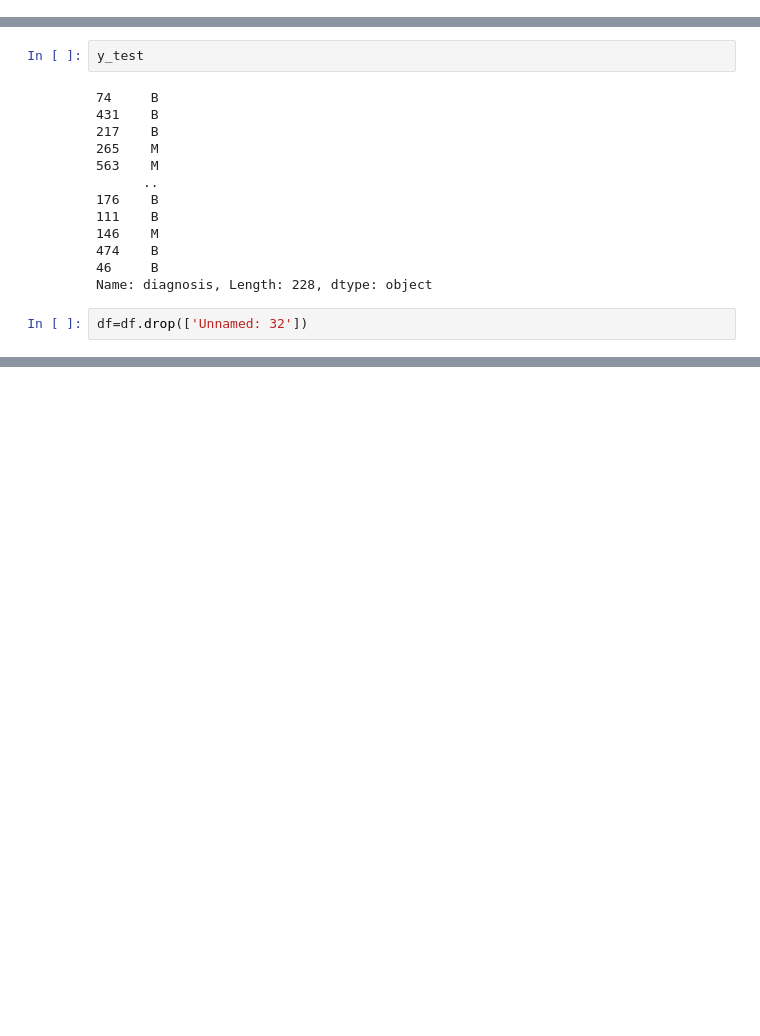
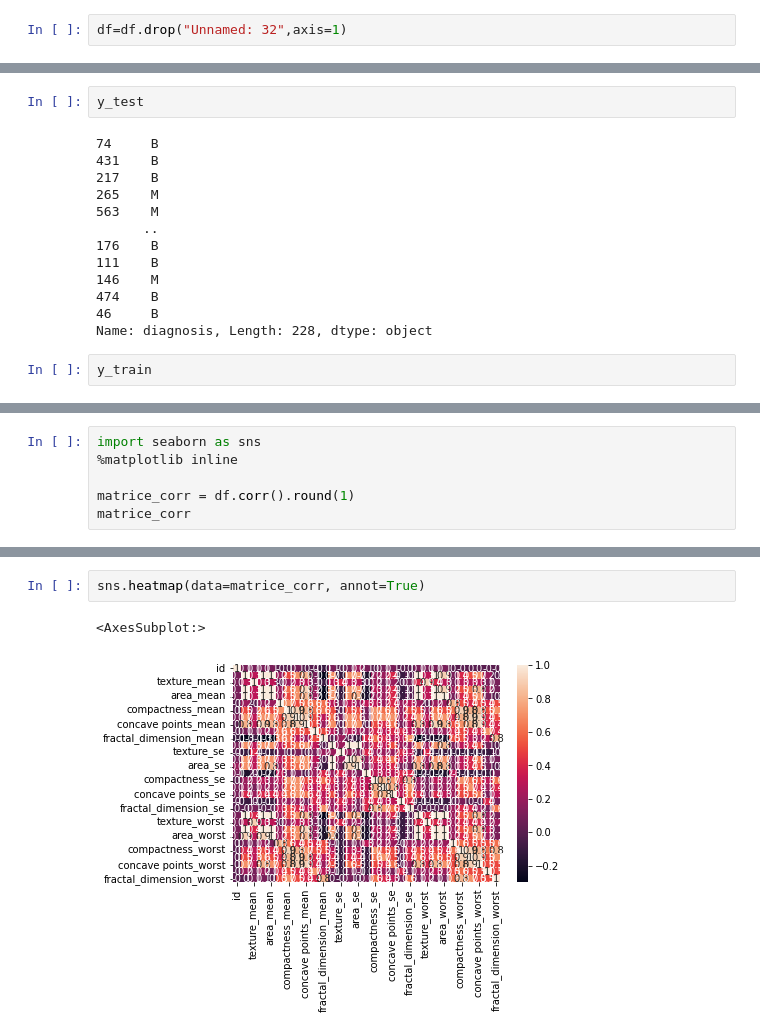
Before and after one commit to HugoLougo/TP3-Deep-Learning, a Jupyter notebook: Untitled.ipynb, the cells around one changed output, grey strips where cells are left out. Saved outputs shown, nothing was run; the diff lists cells and outputs as text; blank space fills up the shorter version.

```diff
--- a/Untitled.ipynb
+++ b/Untitled.ipynb
@@ -76,6 +76,8 @@ Building wheels for collected packages: sklearn
 Successfully built sklearn
 Installing collected packages: threadpoolctl, scipy, joblib, scikit-learn, sklearn
 Successfully installed joblib-1.1.0 scikit-learn-1.0.1 scipy-1.7.1 sklearn-0.0 threadpoolctl-3.0.0
+# %%
+df=df.drop("Unnamed: 32",axis=1)
 # %%
 from sklearn.model_selection import train_test_split
 # %%
@@ -128,5 +130,5 @@ y_test
 46     B
 Name: diagnosis, Length: 228, dtype: object
 # %%
-df=df.drop(['Unnamed: 32'])
+y_train
 # %% [output]
@@ -138,0 +183,6 @@ km.fit(df_features)
+# %%
+import seaborn as sns
+%matplotlib inline
+
+matrice_corr = df.corr().round(1)
+matrice_corr
@@ -138,0 +208,5 @@ km.fit(df_features)
+# %%
+sns.heatmap(data=matrice_corr, annot=True)
+# %% [output]
+<AxesSubplot:>
+[figure, added]
```
Also changed, not shown: parts of 38 cells of this notebook, 1 other file.
